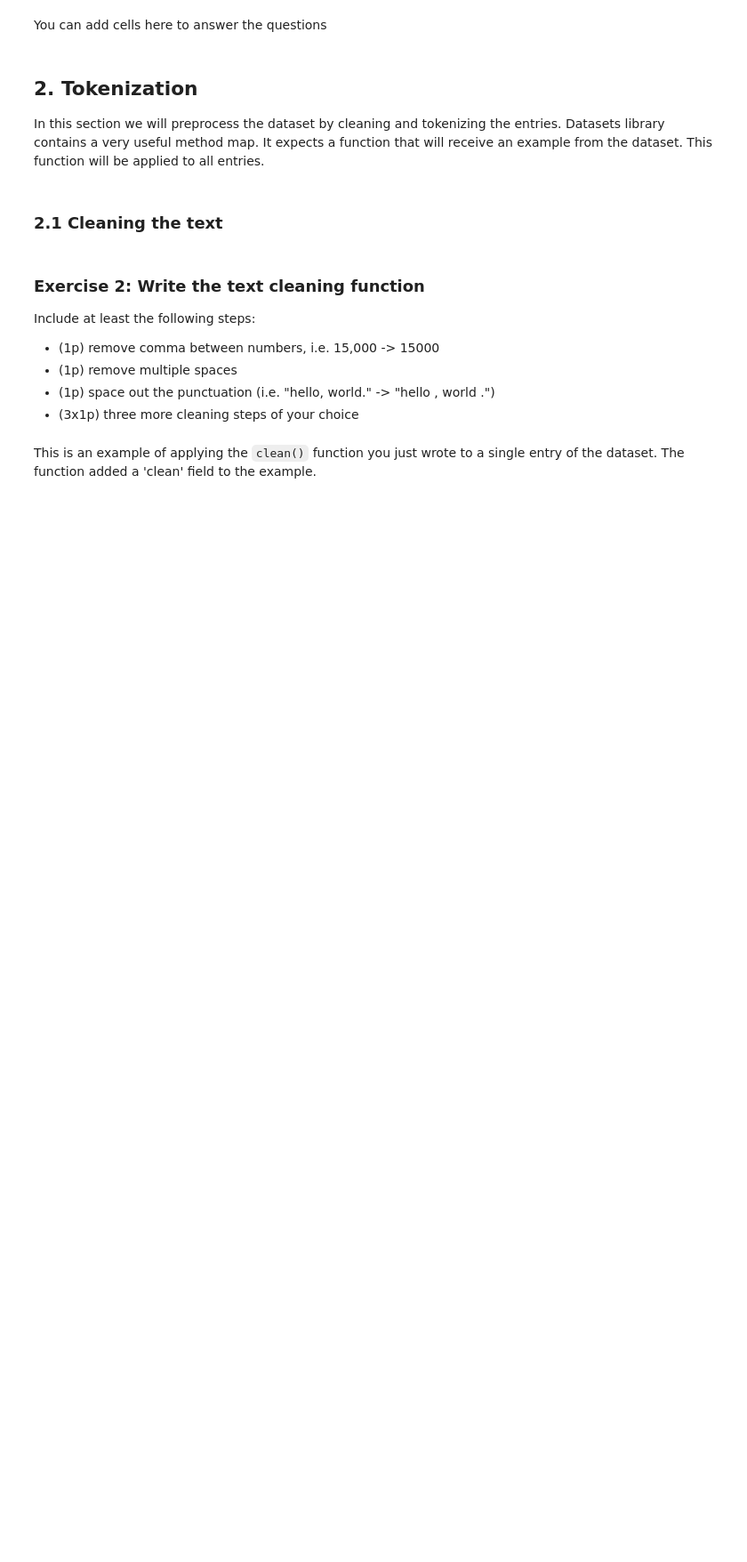
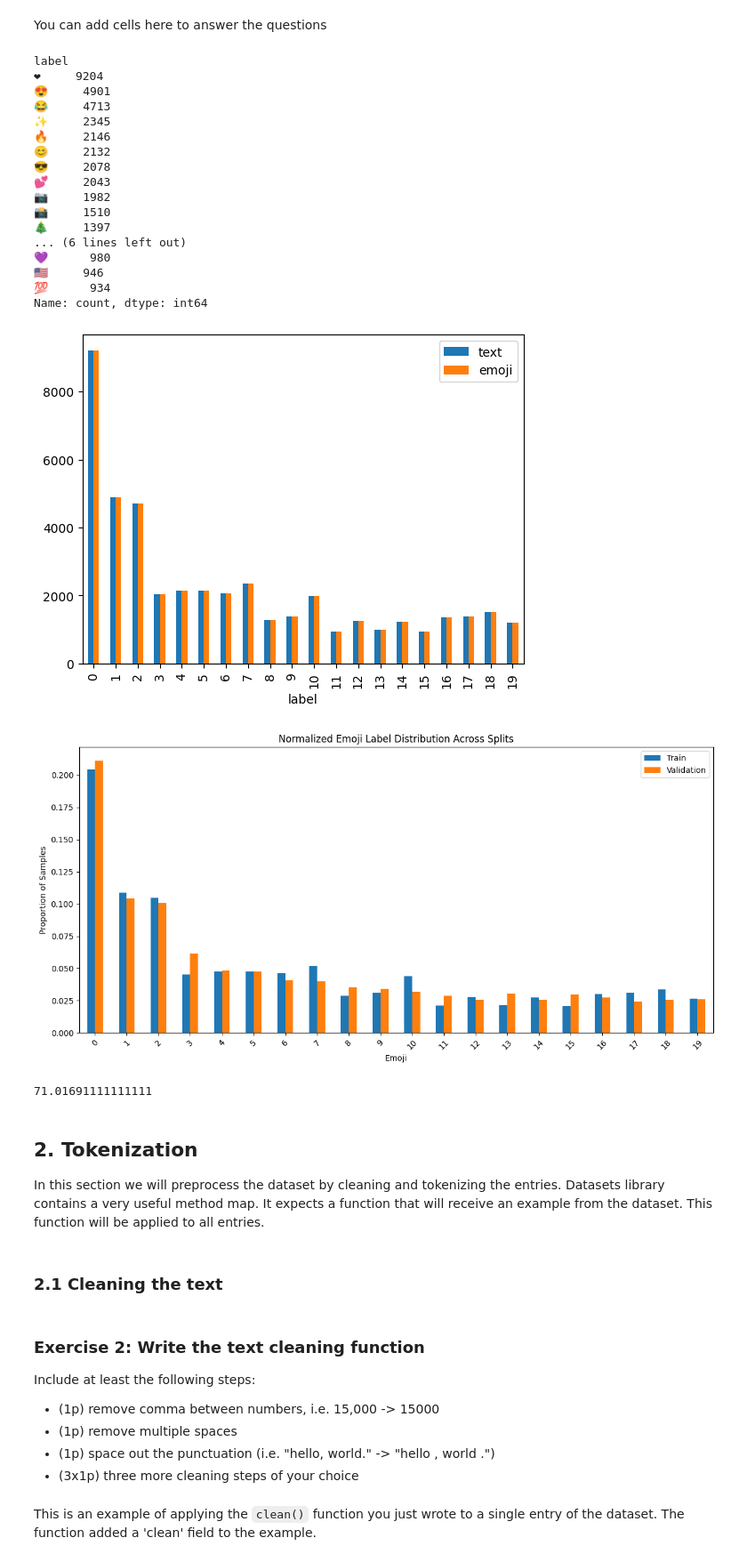
Before and after one commit to MaksiuMilcarz/NLP_Labs, a Jupyter notebook: lab1/lab1_empty_mario.ipynb, the cells around one changed output. Shown: that part at 89% size. Saved outputs shown, nothing was run; the diff lists cells and outputs as text; code cells hidden in the pictures; blank space fills up the shorter version.

```diff
--- a/lab1/lab1_empty_mario.ipynb
+++ b/lab1/lab1_empty_mario.ipynb
@@ -191,3 +271,62 @@ You can add cells here to answer the questions
+# %%
+### YOUR CODE HERE
+
+# from datasets import get_dataset_config_names
+# print(get_dataset_config_names("tweet_eval"))
+
+train_label_counts = tweet_train_df['label'].value_counts()
+label_names = tweet_ds['train'].features['label'].names
+train_label_counts.index = train_label_counts.index.map(lambda i: label_names[i])
+print(train_label_counts)
+
+tweet_train_df.groupby('label').count().plot.bar()
+
+tweet_validation_df = pd.DataFrame(tweet_ds['validation'])
+
+tweet_validation_df = pd.DataFrame(tweet_ds['validation'])
+
+train_counts = tweet_train_df['label'].value_counts(normalize=True).sort_index()
+validation_counts = tweet_validation_df['label'].value_counts(normalize=True).sort_index()
+
+label_dist_df = pd.DataFrame({
+    'Train': train_counts,
+    'Validation': validation_counts,
+})
+
+label_dist_df.plot(kind='bar', figsize=(12, 6))
+plt.title("Normalized Emoji Label Distribution Across Splits")
+plt.xlabel("Emoji")
+plt.ylabel("Proportion of Samples")
+plt.xticks(rotation=45)
+plt.tight_layout()
+plt.show()
+
+
+
+tweet_train_df['text_length'] = tweet_train_df['text'].apply(len)
+average_tweet_length = tweet_train_df['text_length'].mean()
+print(average_tweet_length)
+# %% [output]
+label
+❤     9204
+😍     4901
+😂     4713
+✨     2345
+🔥     2146
+😊     2132
+😎     2078
+💕     2043
+📷     1982
+📸     1510
+🎄     1397
+... (6 lines left out)
+💜      980
+🇺🇸     946
+💯      934
+Name: count, dtype: int64
+[figure, added]
+[figure, added]
+71.01691111111111
 # %% [markdown]
 ## 2. Tokenization
 
```
Also changed, not shown: parts of 46 cells of this notebook.
